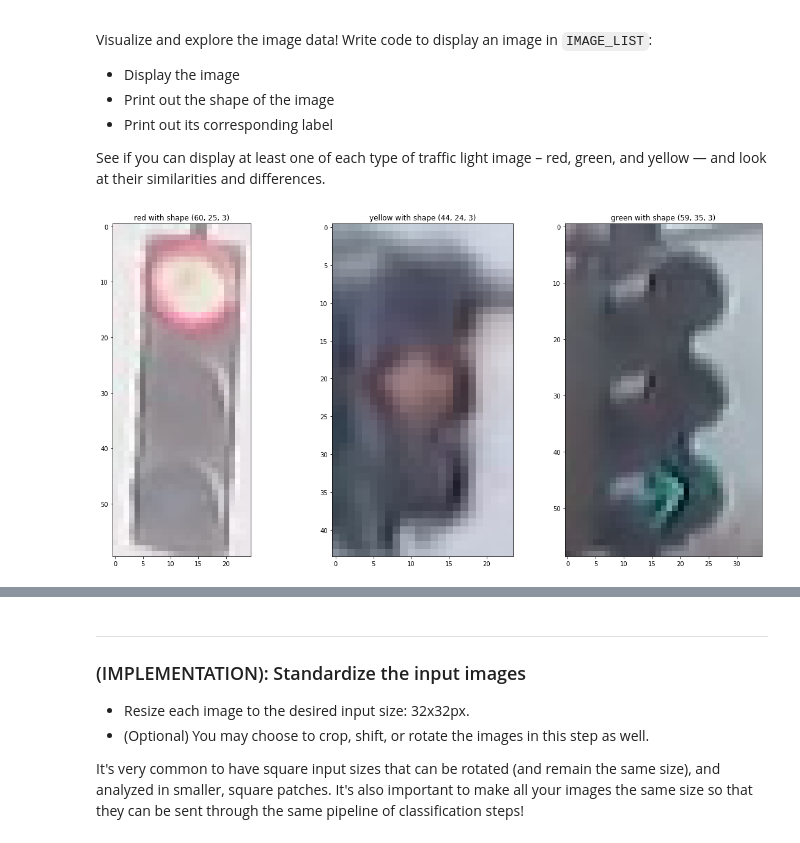
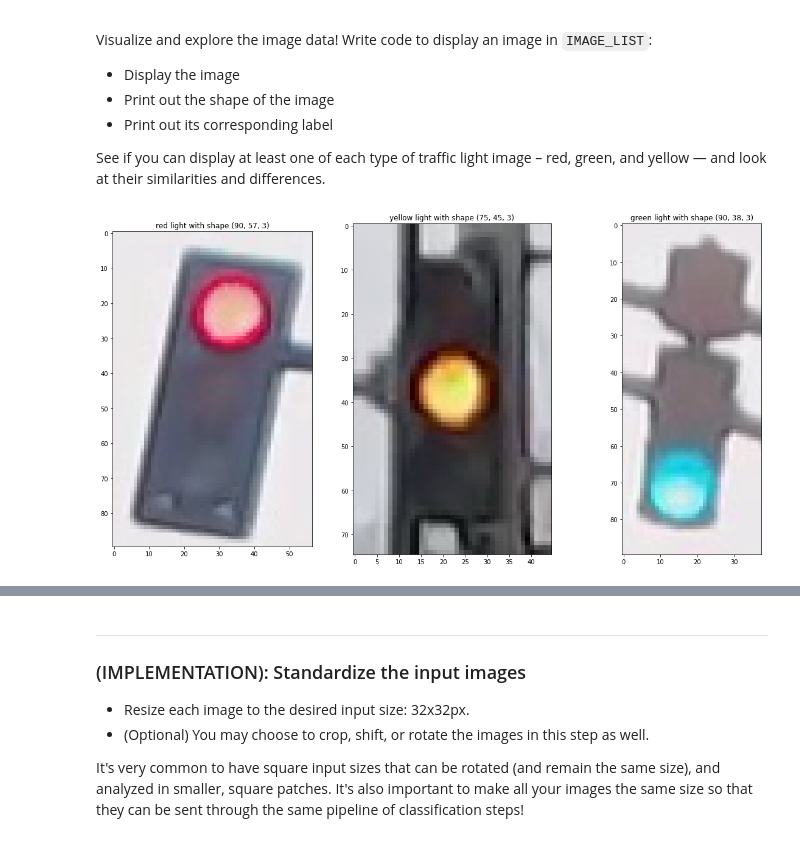
Before and after one commit to jurayev/intro-sdc-traffic-light-classifier-py, a Jupyter notebook: Traffic_Light_Classifier.ipynb, the cells around one changed output, grey strips where cells are left out. Drawn from its saved outputs; the diff is of its cells as text; code cells hidden in the pictures.

```diff
--- a/Traffic_Light_Classifier.ipynb
+++ b/Traffic_Light_Classifier.ipynb
@@ -121,20 +121,20 @@ def get_sorted_images_by_class(images):
 
 def show_images(image_one, image_two, image_three):
     f, (ax1, ax2, ax3) = plt.subplots(1, 3, figsize=(20,10))
-    ax1.set_title("%s with shape %s" % (image_one[1], image_one[0].shape))
+    ax1.set_title("%s light with shape %s" % (image_one[1], image_one[0].shape))
     ax1.imshow(image_one[0])
-    ax2.set_title("%s with shape %s" % (image_two[1], image_two[0].shape))
+    ax2.set_title("%s light with shape %s" % (image_two[1], image_two[0].shape))
     ax2.imshow(image_two[0])
-    ax3.set_title("%s with shape %s" % (image_three[1], image_three[0].shape))
+    ax3.set_title("%s light with shape %s" % (image_three[1], image_three[0].shape))
     ax3.imshow(image_three[0])
 # %%
 # Visualizing input data
 # displays red, yellow, green traffic lights
 r_images, y_images, g_images = get_sorted_images_by_class(IMAGE_LIST)
-index = 30
+index = 33
 show_images(r_images[index], y_images[index], g_images[index])
 # %% [output]
-[figure, old version]
+[figure, new version]
 # %% [markdown]
 # 2. Pre-process the Data
 
```
Also changed, not shown: parts of 4 cells of this notebook.
